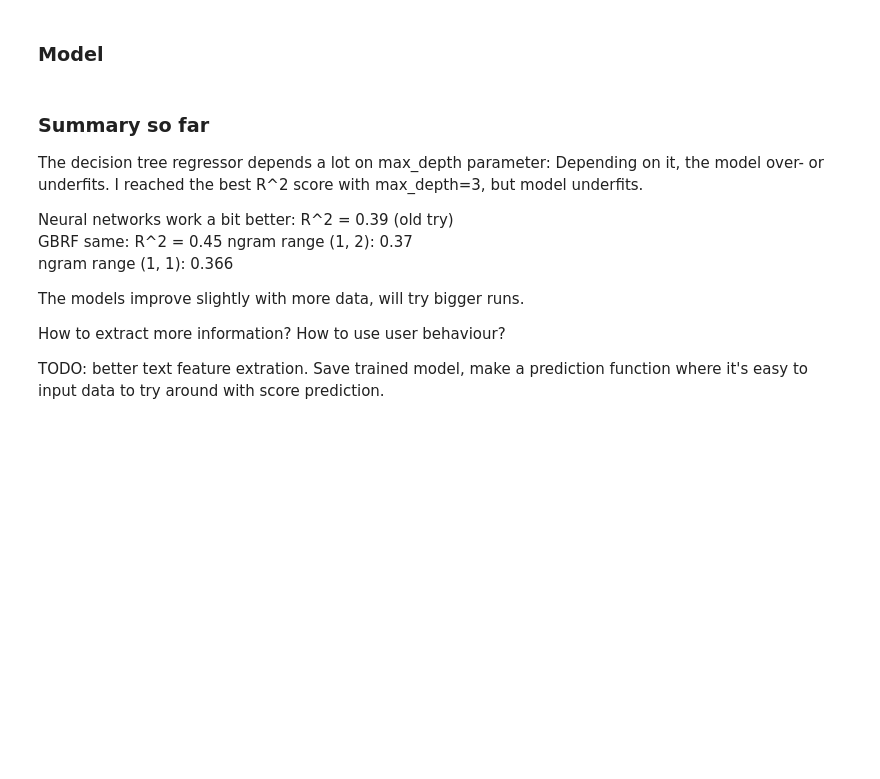
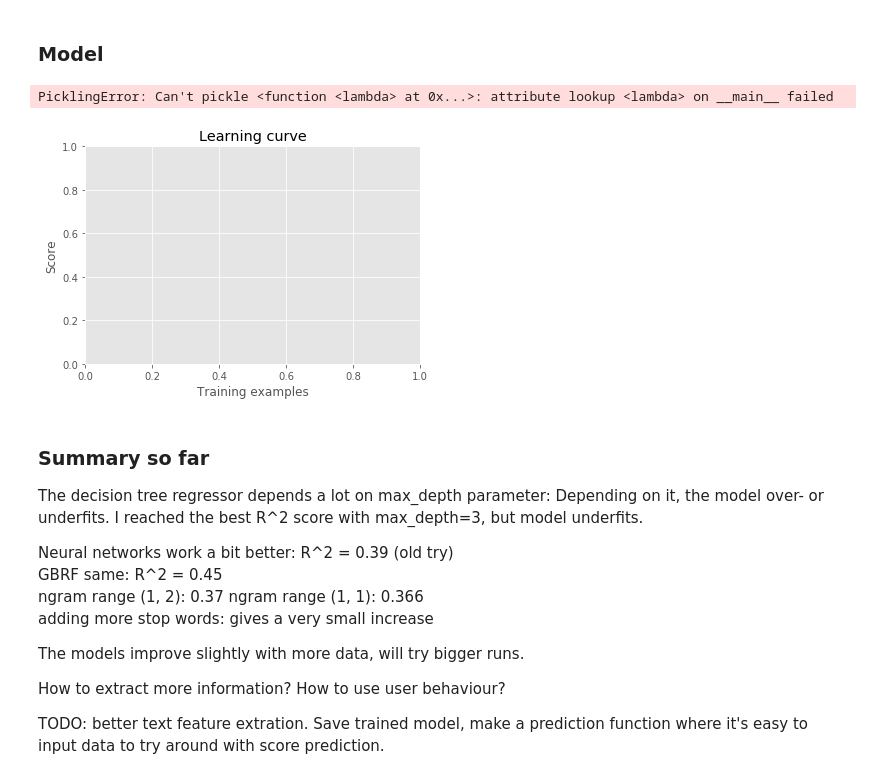
Before and after one commit to fdelia/bots, a Jupyter notebook: 4_prediction_model.ipynb, the cells around one changed output. Drawn from its saved outputs; the diff is of its cells as text; code cells hidden in the pictures; blank space fills up the shorter version.

Commit message:
learning curve

```diff
--- a/4_prediction_model.ipynb
+++ b/4_prediction_model.ipynb
@@ -134,8 +140,8 @@ import math
 #df = df_merge.merge(temp, on='aut')
 temp = df_merge[['aut']].groupby('aut').size().reset_index()
 temp = temp.rename(columns = {0: 'user_n_comments'})
-temp2 = pd.get_dummies(temp[temp['user_n_comments']>50], prefix='user', columns=['aut'])
-print(len(temp2))
+temp2 = pd.get_dummies(temp[temp['user_n_comments']>100], prefix='user', columns=['aut'])
+print("users with lots of comments: ", len(temp2))
 temp = temp.merge(temp2).reset_index()
 df = df_merge.merge(temp, on='aut')
 
@@ -197,7 +251,6 @@ from sklearn.feature_selection import SelectKBest, f_regression
 from sklearn.neural_network import MLPRegressor
 from sklearn.ensemble import GradientBoostingRegressor
 from sklearn.decomposition import TruncatedSVD, PCA
-
 from sklearn.feature_extraction.text import TfidfVectorizer
 from sklearn.base import BaseEstimator, TransformerMixin
 
@@ -227,10 +280,10 @@ model = Pipeline([
                 ('selector', ItemSelector(
                     key=['weekday', 'hour', 'con_len_trans', 'num_comments',
                          'time_since_first_trans',# 'con_num_words',
-                          'user_n_comments_trans', #'con_n_periods_trans',
+                          #'user_n_comments_trans', #'con_n_periods_trans',
                         'cat_schweiz', 'cat_finance', 'cat_sport', 'cat_wissen', 'cat_ausland',
                          'cat_panorama', 'cat_community', 'cat_people', 'cat_digital'
-                        ] + user_cols)),
+                        ])), #+ user_cols)),
                 # Polynomialfeatures can help a little bit...
 #                ('polynomialfeatures', PolynomialFeatures(degree=2)),
             ])),
@@ -238,67 +291,72 @@ model = Pipeline([
             ('words_content', Pipeline([
                 ('selector', ItemSelector(key='con')),
                 ('tfidf', TfidfVectorizer(min_df=2, max_df=0.7, preprocessor=no_numbers, ngram_range=ngram_range)),
-                ('best', TruncatedSVD(n_components=40)),
+                ('best', TruncatedSVD(n_components=30)),
             ])),
 
             # article information
             ('words_title', Pipeline([
                 ('selector', ItemSelector(key='tit')),
                 ('tfidf', TfidfVectorizer(min_df=2, max_df=0.7, preprocessor=no_numbers, ngram_range=ngram_range)),
                 ('best', TruncatedSVD(n_components=30)),
             ])),
 
             ('words_subtitle', Pipeline([
                 ('selector', ItemSelector(key='sub')),
                 ('tfidf', TfidfVectorizer(min_df=2, max_df=0.7, preprocessor=no_numbers, ngram_range=ngram_range)),
                 ('best', TruncatedSVD(n_components=30)),
             ])),
 
             ('words_text', Pipeline([
                 ('selector', ItemSelector(key='text')),
                 ('tfidf', TfidfVectorizer(min_df=0.2, max_df=0.7, preprocessor=no_numbers, ngram_range=(1, 2))),
                 ('best', TruncatedSVD(n_components=30)),
             ])),
 
         ]
     )),
     #('model', MLPRegressor(max_iter=50, hidden_layer_sizes=(100,)))
-    ('model', GradientBoostingRegressor(n_estimators=50, max_depth=3))
+    ('model', GradientBoostingRegressor(n_estimators=10, max_depth=2))
 ])
 
-model.fit(X_train, y_train)
-y_pred = model.predict(X_test)
-print("R^2: %1.3f" % r2_score(y_test, y_pred))
-print("Explained var: {:3f}".format(explained_variance_score(y_test, y_pred)))
-#print(y_pred)
-#print(classification_report(y_test, y_pred))
+if True:
+    plot_learning_curve(model, X, y)
+    plt.show()
+else:
+    model.fit(X_train, y_train)
+    y_pred = model.predict(X_test)
+    print("R^2: %1.3f" % r2_score(y_test, y_pred))
+    print("Explained var: {:3f}".format(explained_variance_score(y_test, y_pred)))
 
-# Residual plot
-# time_since_first because it seems to have some influence (see feature importance below)
-X_res = X_test['time_since_first_trans']
-plt.scatter(X_res, y_test, color='black', label='test data')
-plt.scatter(X_res, y_pred, color='red', label='predicted')
-plt.xlabel('time_since_first_trans')
-plt.legend(); plt.show()
+    # Residual plot
+    # time_since_first because it seems to have some influence (see feature importance below)
+    X_res = X_test['time_since_first_trans']
+    plt.scatter(X_res, y_test, color='black', label='test data')
+    plt.scatter(X_res, y_pred, color='red', label='predicted')
+    plt.xlabel('time_since_first_trans')
+    plt.legend(); plt.show()
 
-if False:
-    from sklearn.model_selection import GridSearchCV
-    param_grid = {
-        'model__hidden_layer_sizes':[(50,), (100,), (200,), (100, 50)]
-#        'motdel__alpha': np.logspace(-1, 4, 6),
-                 }
-    grid = GridSearchCV(model, param_grid, cv=3)
-    grid.fit(X_train, y_train)
+    if False:
+        from sklearn.model_selection import GridSearchCV
+        param_grid = {
+            'model__hidden_layer_sizes':[(50,), (100,), (200,), (100, 50)]
+    #        'motdel__alpha': np.logspace(-1, 4, 6),
+                     }
+        grid = GridSearchCV(model, param_grid, cv=3)
+        grid.fit(X_train, y_train)
 
-    print(grid.best_params_)
+        print(grid.best_params_)
+# %% [output]
+PicklingError: Can't pickle <function <lambda> at 0x...>: attribute lookup <lambda> on __main__ failed
+[figure, added]
 # %% [markdown]
 ### Summary so far
 The decision tree regressor depends a lot on max_depth parameter: Depending on it, the model over- or underfits. I reached the best R^2 score with max_depth=3, but model underfits.
 
 Neural networks work a bit better: R^2 = 0.39 (old try)
 GBRF same: R^2 = 0.45
-ngram range (1, 2): 0.37
-ngram range (1, 1): 0.366
+ngram range (1, 2): 0.37  ngram range (1, 1): 0.366
+adding more stop words: gives a very small increase
 
 The models improve slightly with more data, will try bigger runs.
 
```
Also changed, not shown: parts of 4 cells of this notebook.
